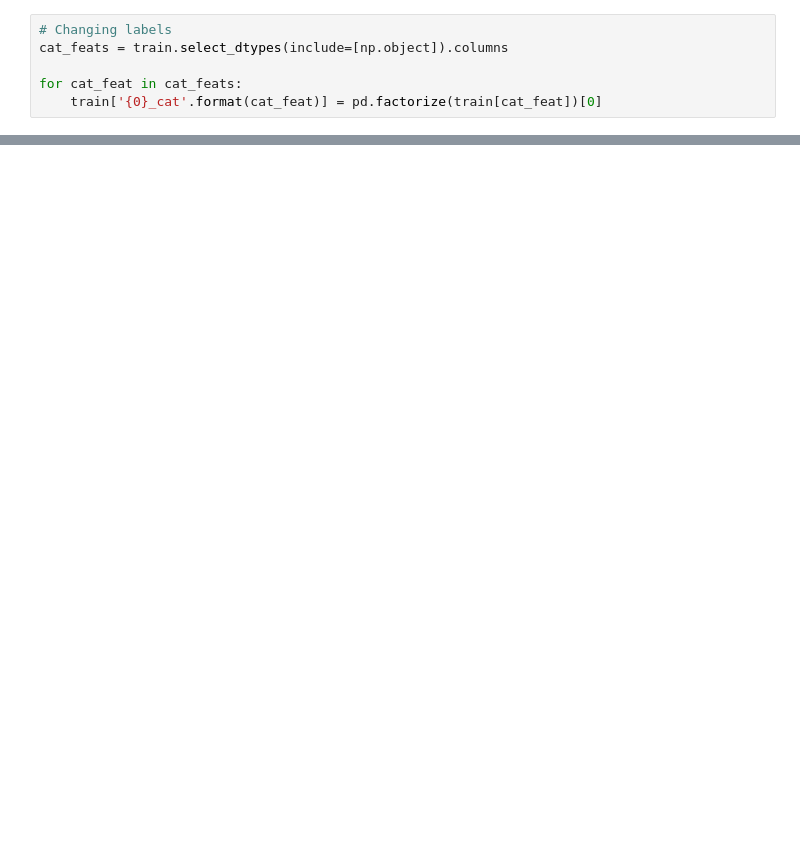
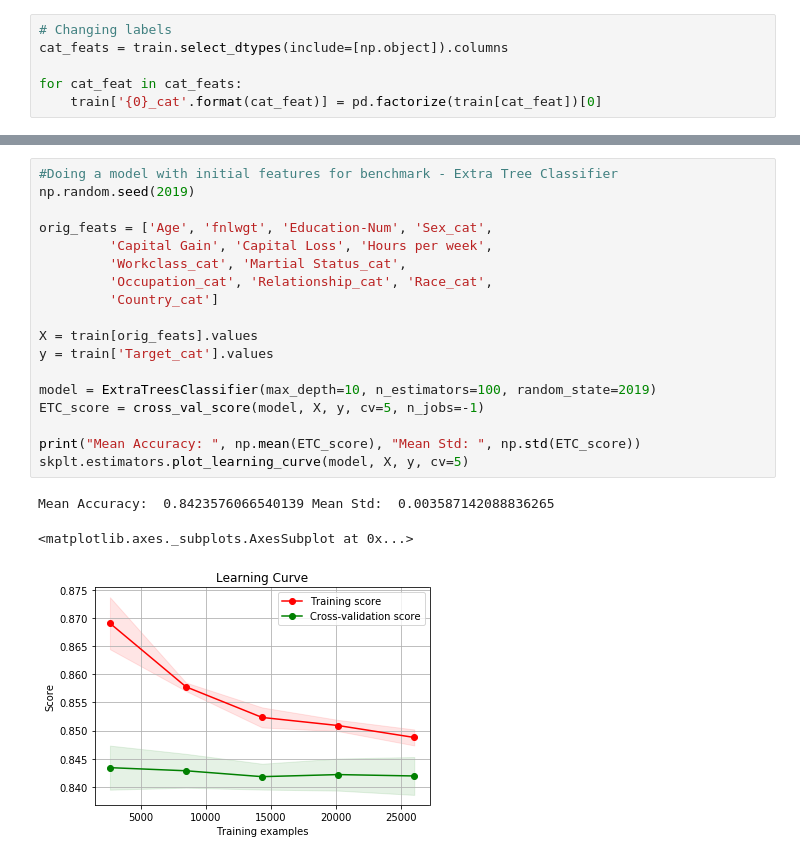
Before and after one commit to zbipio/Adult-Dataset, a Jupyter notebook: Adult Dataset.ipynb, the cells around one changed output, grey strips where cells are left out. Drawn from its saved outputs; the diff is of its cells as text; blank space fills up the shorter version.

```diff
--- a/Adult Dataset.ipynb
+++ b/Adult Dataset.ipynb
@@ -313,0 +268,22 @@ skplt.estimators.plot_learning_curve(model, X, y, cv=5, train_sizes=(26048,))
+# %%
+#Doing a model with initial features for benchmark - Extra Tree Classifier
+np.random.seed(2019)
+
+orig_feats = ['Age', 'fnlwgt', 'Education-Num', 'Sex_cat',
+         'Capital Gain', 'Capital Loss', 'Hours per week',
+         'Workclass_cat', 'Martial Status_cat',
+         'Occupation_cat', 'Relationship_cat', 'Race_cat',
+         'Country_cat']
+
+X = train[orig_feats].values
+y = train['Target_cat'].values
+
+model = ExtraTreesClassifier(max_depth=10, n_estimators=100, random_state=2019)
+ETC_score = cross_val_score(model, X, y, cv=5, n_jobs=-1)
+
+print("Mean Accuracy: ", np.mean(ETC_score), "Mean Std: ", np.std(ETC_score))
+skplt.estimators.plot_learning_curve(model, X, y, cv=5)
+# %% [output]
+Mean Accuracy:  0.8423576066540139 Mean Std:  0.003587142088836265
+<matplotlib.axes._subplots.AxesSubplot at 0x...>
+[figure, added]
```
Also changed, not shown: parts of 40 cells of this notebook.
